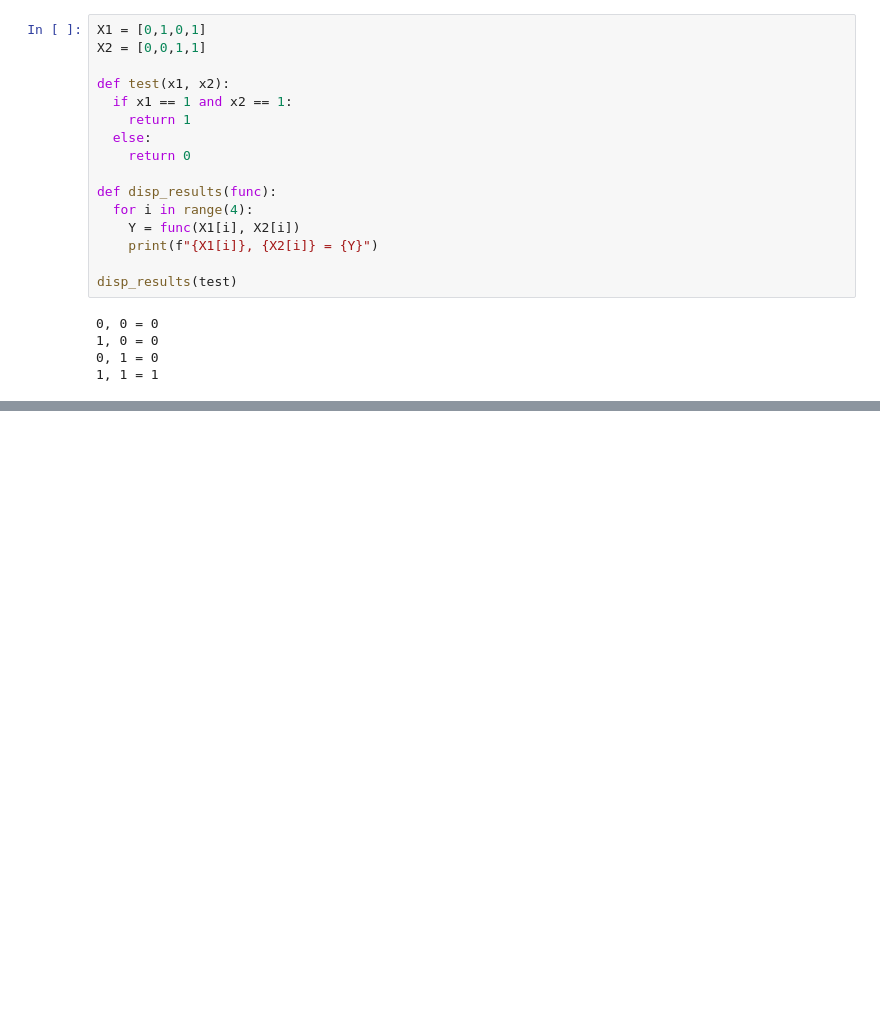
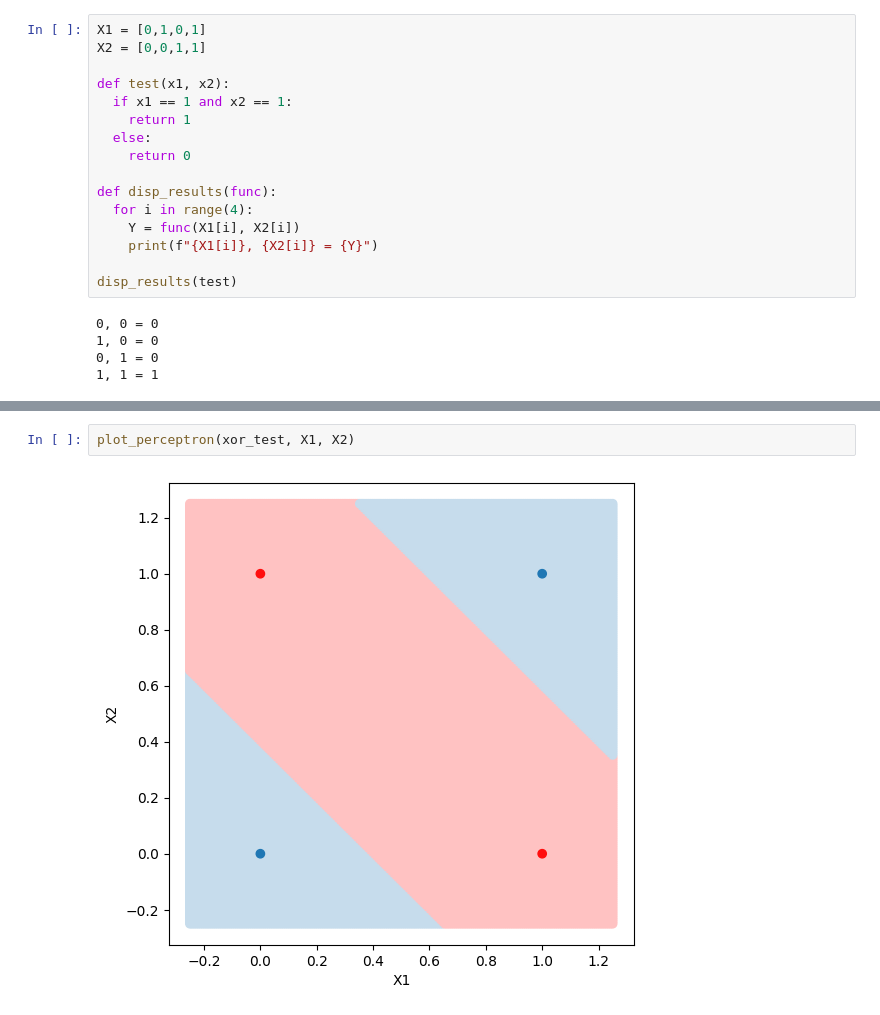
Before and after one commit to jiruneko/Deeplearning_review, a Jupyter notebook: DL_basic.ipynb, the cells around one changed output, grey strips where cells are left out. Drawn from its saved outputs; the diff is of its cells as text; blank space fills up the shorter version.

```diff
--- a/DL_basic.ipynb
+++ b/DL_basic.ipynb
@@ -64,0 +176,4 @@ disp_results(test)
+# %%
+plot_perceptron(xor_test, X1, X2)
+# %% [output]
+[figure, added]
```
Also changed, not shown: parts of 14 cells of this notebook.
